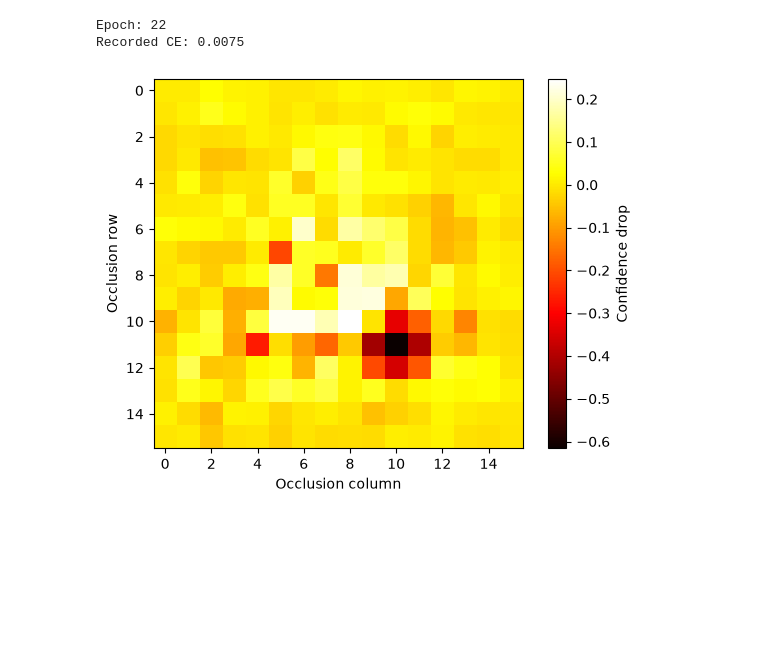
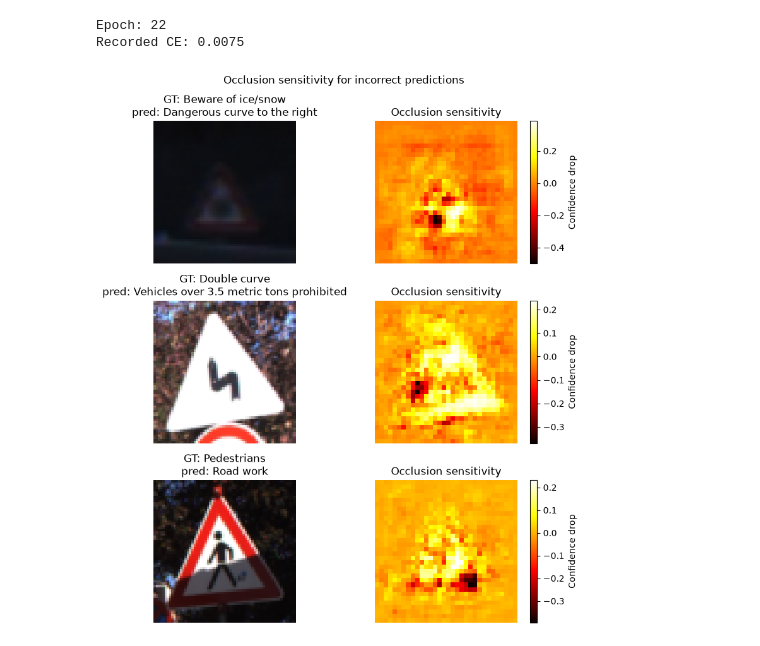
Before and after one commit to sche0151/ECE4179_Assignment_Notebooks, a Jupyter notebook: Q4_GTSRB_Starter_Code.ipynb, the cells around one changed output. Drawn from its saved outputs; the diff is of its cells as text; code cells hidden in the pictures; blank space fills up the shorter version.

Commit message:
[Update] occlusion finished

```diff
--- a/Q4_GTSRB_Starter_Code.ipynb
+++ b/Q4_GTSRB_Starter_Code.ipynb
@@ -527,8 +527,8 @@ n_batch = 3
 incorrect_idxs = np.random.choice(incorrect_preds, n_batch, replace=False)
 correct_idxs = np.random.choice(correct_preds, n_batch, replace=False)
 # %%
-size = 4
-stride = 4
+size = 2
+stride = 2
 
 width = test_ds[0][0][0].__len__()
 occlusion_pos = [
@@ -595,17 +620,36 @@ Recorded CE: 0.0075
 # %%
 ys = sorted({y for y, x in occlusion_pos})
 xs = sorted({x for y, x in occlusion_pos})
-heatmap = []
+heatmap_incorrect = []
+for i, idx in enumerate(incorrect_idxs):
+    heatmap_incorrect.append(np.full((len(ys), len(xs)), np.nan))
+    for (y, x), drop in zip(occlusion_pos, list_conf_drop_incorrect[i]):
+        heatmap_incorrect[i][ys.index(y), xs.index(x)] = drop
+
+fig, axes = plt.subplots(
+    len(incorrect_idxs), 2,
+    figsize=(8, 3 * len(incorrect_idxs)),
+    squeeze=False,
+)
 
 for i, idx in enumerate(incorrect_idxs):
-    heatmap.append(np.full((len(ys), len(xs)), np.nan))
-    for (y, x), drop in zip(occlusion_pos, list_conf_drop_incorrect[i]):
-        heatmap[i][ys.index(y), xs.index(x)] = drop
+    img, label = test_ds[idx]
 
-plt.imshow(heatmap[i], cmap="hot", interpolation="nearest")
-plt.colorbar(label="Confidence drop")
-plt.xlabel("Occlusion column")
-plt.ylabel("Occlusion row")
+    axes[i, 0].imshow(img.permute(1, 2, 0).cpu().numpy())
+    axes[i, 0].set_title(
+        f"GT: {categories[label]}\npred: {categories[pred[idx]]}"
+    )
+    axes[i, 0].axis("off")
+
+    plot = axes[i, 1].imshow(heatmap_incorrect[i], cmap="hot",
+                             interpolation="nearest")
+    axes[i, 1].set_title("Occlusion sensitivity")
+    axes[i, 1].axis("off")
+    fig.colorbar(plot, ax=axes[i, 1], label="Confidence drop")
+
+plt.suptitle("Occlusion sensitivity for incorrect predictions", fontsize=12)
+plt.tight_layout()
+plt.savefig("occ_incorrect.png")
 plt.show()
 # %% [output]
-[figure, old version]
+[figure, new version]
```
Also changed, not shown: parts of 2 cells of this notebook, 2 other files.
